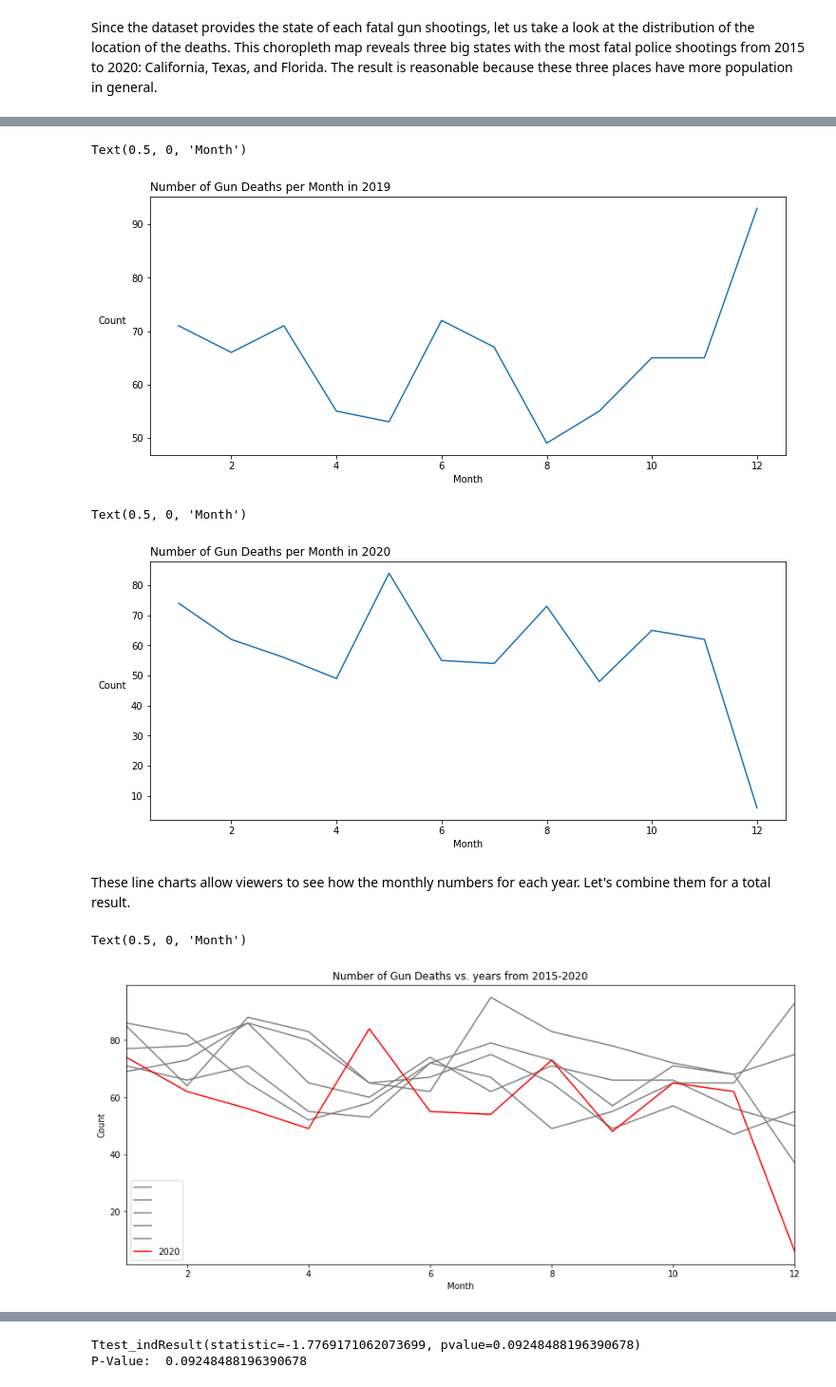
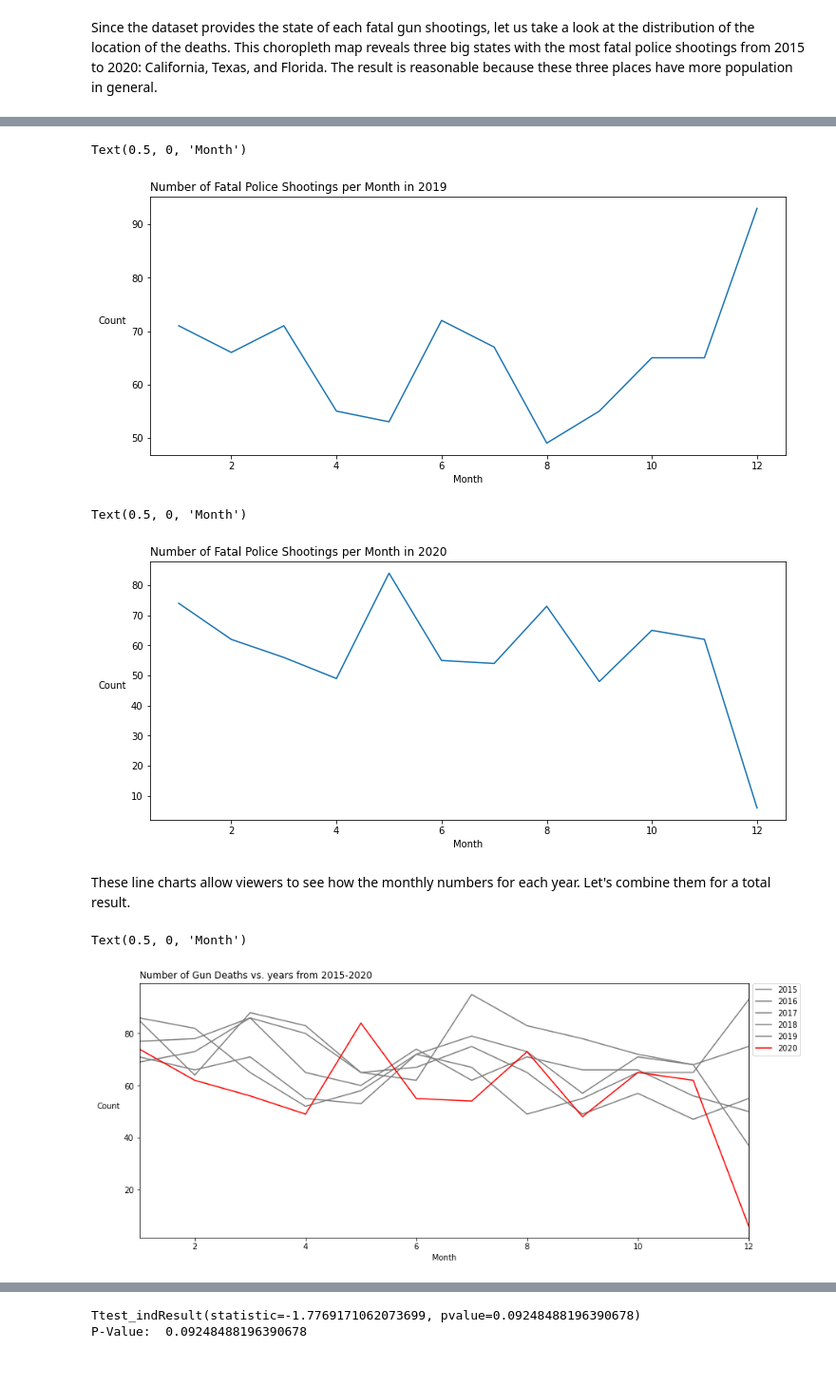
Before and after one commit to ericu-u/covid-police-shootings-analysis, a Jupyter notebook: COVID_policeshootings.ipynb, the cells around one changed output, grey strips where cells are left out. Shown at 95% size. Drawn from its saved outputs; the diff is of its cells as text; code cells hidden in the pictures.

```diff
--- a/COVID_policeshootings.ipynb
+++ b/COVID_policeshootings.ipynb
@@ -546,41 +579,41 @@ data[(data['year'] == 2019)].groupby('month').count()['id'].plot.line()
 
 fig = plt.gcf()
 fig.set_size_inches(12, 5)
-plt.title('Number of Gun Deaths per Month in 2019', loc='left')
+plt.title('Number of Fatal Police Shootings per Month in 2019', loc='left')
 plt.ylabel('Count', rotation=0, labelpad=20)
 plt.xlabel('Month')
 # %% [output]
 Text(0.5, 0, 'Month')
-[figure, old version]
+[figure, new version]
 # %%
 # Gun Deaths in 2020 (per month)
 data[(data['year'] == 2020)].groupby('month').count()['id'].plot.line()
 
 fig = plt.gcf()
 fig.set_size_inches(12, 5)
-plt.title('Number of Gun Deaths per Month in 2020', loc='left')
+plt.title('Number of Fatal Police Shootings per Month in 2020', loc='left')
 plt.ylabel('Count', rotation=0, labelpad=20)
 plt.xlabel('Month')
 # %% [output]
 Text(0.5, 0, 'Month')
-[figure, old version]
+[figure, new version]
 # %% [markdown]
 These line charts allow viewers to see how the monthly numbers for each year. Let's combine them for a total result.
 # %%
 # Gun Deaths vs. years 2015-2020
 fig,ax = plt.subplots(figsize=(14, 6))
 sns.lineplot(data = death_pivot.T[2015], color = 'grey')
 sns.lineplot(data = death_pivot.T[2016], color = 'grey')
 sns.lineplot(data = death_pivot.T[2017], color = 'grey')
 sns.lineplot(data = death_pivot.T[2018], color = 'grey')
 sns.lineplot(data = death_pivot.T[2019], color = 'grey')
 sns.lineplot(data = death_pivot.T[2020], color = 'red')
-plt.title('Number of Gun Deaths vs. years from 2015-2020')
-plt.legend(labels=['', '', '','','','2020'])
+plt.title('Number of Gun Deaths vs. years from 2015-2020', loc='left')
+plt.legend(labels=['2015', '2016', '2017','2018','2019','2020'], bbox_to_anchor=(1, 1.015), loc='upper left')
 ax.set(xlim=(1, 12))
-plt.ylabel('Count')
+plt.ylabel('Count', rotation=0, labelpad=20)
 plt.xlabel('Month')
 # %% [output]
 Text(0.5, 0, 'Month')
-[figure, old version]
+[figure, new version]
 # %% [markdown]
```
Also changed, not shown: parts of 52 cells of this notebook.
